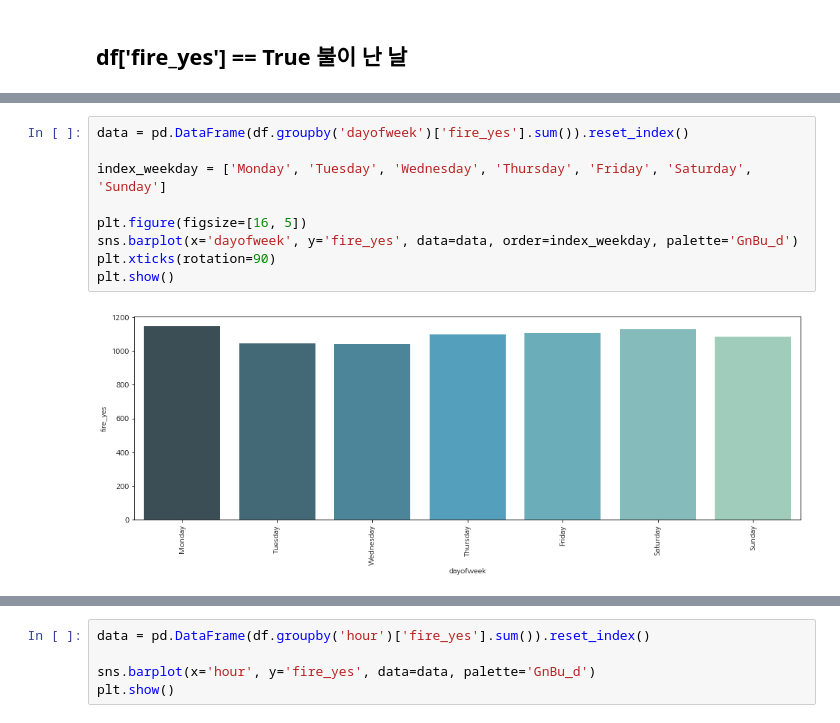
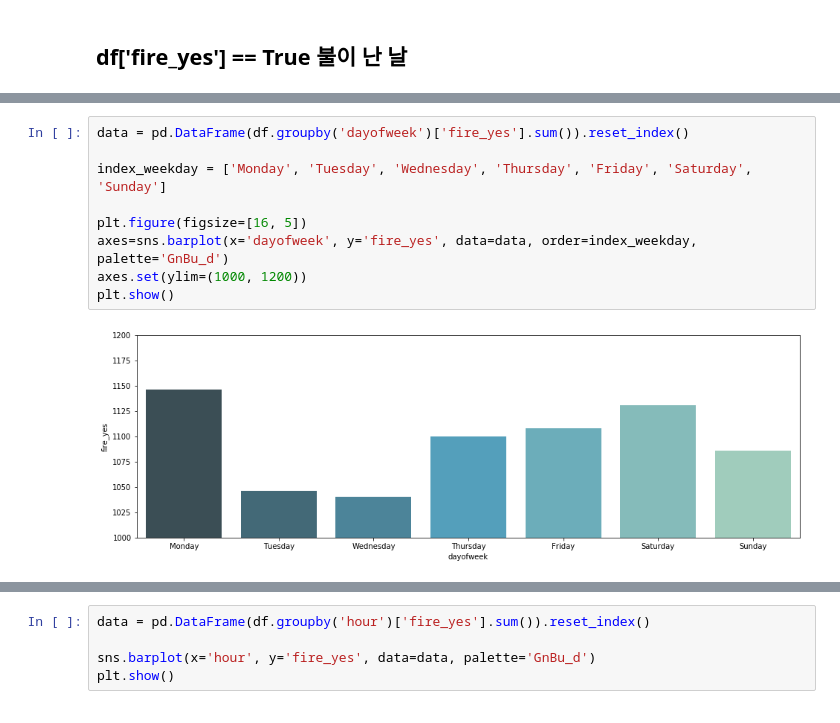
Before and after one commit to hanseul-wang/fire-prediction-model-Kimhae, a Jupyter notebook: Fire/Data_analysis/fire_eda-minju.ipynb, the cells around one changed output, grey strips where cells are left out. Cells and saved outputs as stored; diff of their text form.

```diff
--- a/Fire/Data_analysis/fire_eda-minju.ipynb
+++ b/Fire/Data_analysis/fire_eda-minju.ipynb
@@ -175,11 +205,11 @@ plt.show()
 # %%
 data = pd.DataFrame(df.groupby('dayofweek')['fire_yes'].sum()).reset_index()
 
 index_weekday = ['Monday', 'Tuesday', 'Wednesday', 'Thursday', 'Friday', 'Saturday', 'Sunday']
 
 plt.figure(figsize=[16, 5])
-sns.barplot(x='dayofweek', y='fire_yes', data=data, order=index_weekday, palette='GnBu_d')
-plt.xticks(rotation=90)
+axes=sns.barplot(x='dayofweek', y='fire_yes', data=data, order=index_weekday, palette='GnBu_d')
+axes.set(ylim=(1000, 1200))
 plt.show()
 # %% [output]
-[figure, old version]
+[figure, new version]
```
Also changed, not shown: parts of 73 cells of this notebook.
